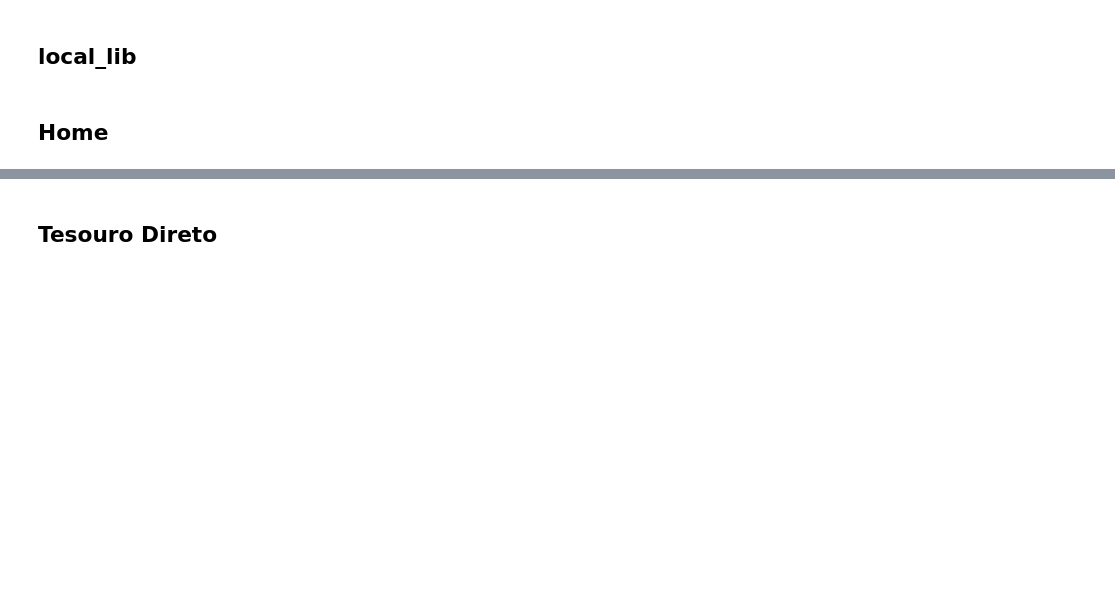
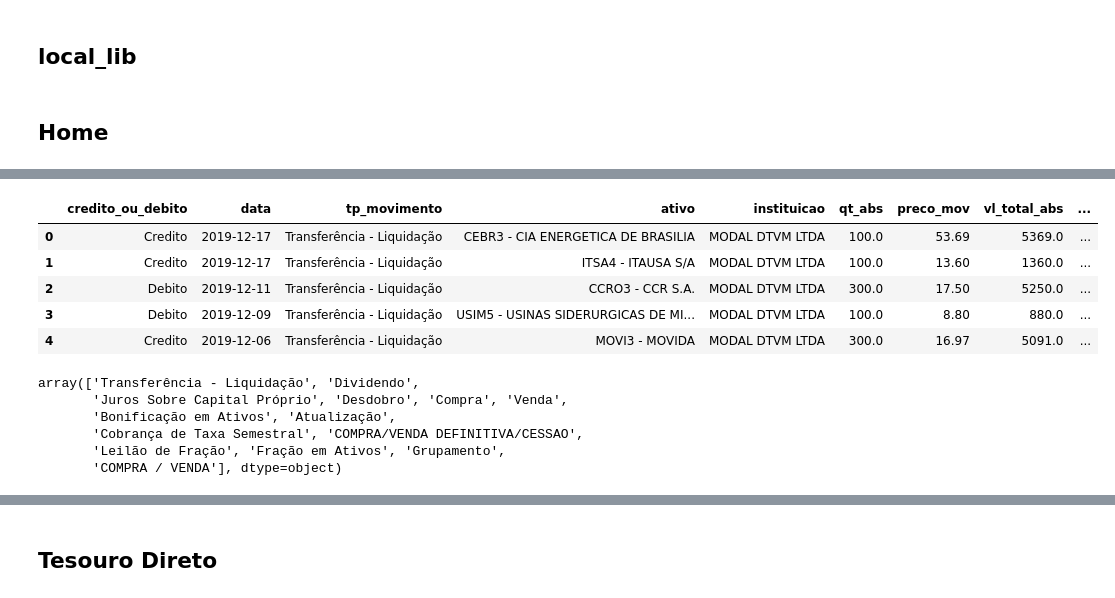
Before and after one commit to rknagao/b3-report, a Jupyter notebook: src/manutencao.ipynb, the cells around one changed output, grey strips where cells are left out. Saved outputs shown, nothing was run; the diff lists cells and outputs as text; code cells hidden in the pictures; blank space fills up the shorter version.

```diff
--- a/src/manutencao.ipynb
+++ b/src/manutencao.ipynb
@@ -134,39 +155,62 @@ df_all['tp_ativo'] = np.select(
         'Tipo 3: BDR',
         'Tipo 4: debêntures',
         'Tipo 5: renda fixa privada'
     ],'?'
 )
 
 # (geral) Nova variável: ticker.
 df_all['ticker'] = np.select(
     [
         df_all['tp_ativo'] == 'Tipo 4: debêntures',
         df_all['tp_ativo'] == 'Tipo 5: renda fixa privada'
     ],
     [
         df_all['ativo'].str[5:12],
         df_all['ativo'].str[5:17]
     ], df_all['ativo'].str.split(' - ').str[0]
 )
 
 # (bolsa) Ajuste específico de ações: zerar a quantidade de compra/venda em caso de dividendos e juros sobre capital próprio.
 df_all['qt_abs'] = np.where(df_all['tp_movimento'].isin(['Transferência - Liquidação', 'Bonificação em Ativos', 'Desdobro']), df_all['qt_abs'], 0)
 
 # (geral) Nova variável: variação na quantidade de ativos.
 df_all['qt'] = df_all['qt_abs'] * np.where(df_all['credito_ou_debito'] == 'Credito', 1, -1)
 
 # (geral) Nova variável: variação na quantidade no valor total.
 df_all['vl_total'] = df_all['vl_total_abs'] * np.where(df_all['credito_ou_debito'] == 'Credito', 1, -1)
 
 # (bolsa) Nova variável: flag se a negociação é um provento (dividendo, juros sobre capital próprio ou leilão)
-df_all['provento'] = np.where(df_all['tp_movimento'].isin(['Dividendo', 'Juros Sobre Capital Próprio', 'Fração em Ativos', 'Leilão de Fração']), 'provento', 'negociacao')
+df_all['evento'] = np.select(
+    [
+        df_all['tp_movimento'].isin(['Dividendo', 'Juros Sobre Capital Próprio', 'Fração em Ativos', 'Leilão de Fração']),
+        df_all['tp_movimento'].isin(['Bonificação em Ativos']),
+        df_all['tp_movimento'].isin(['Desdobro', 'Grupamento', ]),
+        df_all['tp_movimento'].isin(['Transferência - Liquidação', 'Compra', 'Venda', 'COMPRA / VENDA', 'COMPRA/VENDA DEFINITIVA/CESSAO']),
+        df_all['tp_movimento'].isin(['Cobrança de Taxa Semestral', 'Atualização'])
+    ],
+    [
+        'dividendo_ou_jcp',
+        'bonificacao',
+        'split',
+        'compra_ou_venda',
+        'outros'
+    ],
+    '?')
 
 df_all.head()
+# %% [output]
+|  | credito_ou_debito | data | tp_movimento | ativo | instituicao | qt_abs | preco_mov | vl_total_abs | ... |
+| 0 | Credito | 2019-12-17 | Transferência - Liquidação | CEBR3 - CIA ENERGETICA DE BRASILIA | MODAL DTVM LTDA | 100.0 | 53.69 | 5369.0 | ... |
+| 1 | Credito | 2019-12-17 | Transferência - Liquidação | ITSA4 - ITAUSA S/A | MODAL DTVM LTDA | 100.0 | 13.60 | 1360.0 | ... |
+| 2 | Debito | 2019-12-11 | Transferência - Liquidação | CCRO3 - CCR S.A. | MODAL DTVM LTDA | 300.0 | 17.50 | 5250.0 | ... |
+| 3 | Debito | 2019-12-09 | Transferência - Liquidação | USIM5 - USINAS SIDERURGICAS DE MI... | MODAL DTVM LTDA | 100.0 | 8.80 | 880.0 | ... |
+| 4 | Credito | 2019-12-06 | Transferência - Liquidação | MOVI3 - MOVIDA | MODAL DTVM LTDA | 300.0 | 16.97 | 5091.0 | ... |
 # %%
 #Check (apagar)
+df_all['tp_movimento'].unique()
 
-a =df_all.loc[df_all['ticker'] == 'ITSA4'].sort_values('data')
-a#['provento'] = np.where(a['tp_movimento'].isin(['Dividendo', 'Juros Sobre Capital Próprio', 'Fração em Ativos', 'Leilão de Fração']), 1, 0)
+#a =df_all.loc[df_all['ticker'] == 'ITSA4'].sort_values('data')
+#a#['provento'] = np.where(a['tp_movimento'].isin(['Dividendo', 'Juros Sobre Capital Próprio', 'Fração em Ativos', 'Leilão de Fração']), 1, 0)
 #a['provento'].value_counts()
 
 #a['negociacao_ou_provento'] = np.where(a['tp_movimento'].str.isin(['Transferência - Liquidação']))
@@ -174,6 +218,13 @@ a#['provento'] = np.where(a['tp_movimento'].isin(['Dividendo', 'Juros Sobre Capi
 
 #with pd.option_context('display.max_rows', None, 'display.max_columns', None):
 #    display(a)
+# %% [output]
+array(['Transferência - Liquidação', 'Dividendo',
+       'Juros Sobre Capital Próprio', 'Desdobro', 'Compra', 'Venda',
+       'Bonificação em Ativos', 'Atualização',
+       'Cobrança de Taxa Semestral', 'COMPRA/VENDA DEFINITIVA/CESSAO',
+       'Leilão de Fração', 'Fração em Ativos', 'Grupamento',
+       'COMPRA / VENDA'], dtype=object)
 # %%
 # (f) Unificar múltiplas compras/vendas em diferentes corretoras.
 # Essa etapa necessariamente é a última, pois aplicaremos cálculo sobre quantidade e preço.
```
Also changed, not shown: parts of 32 cells of this notebook, 9 other files.
